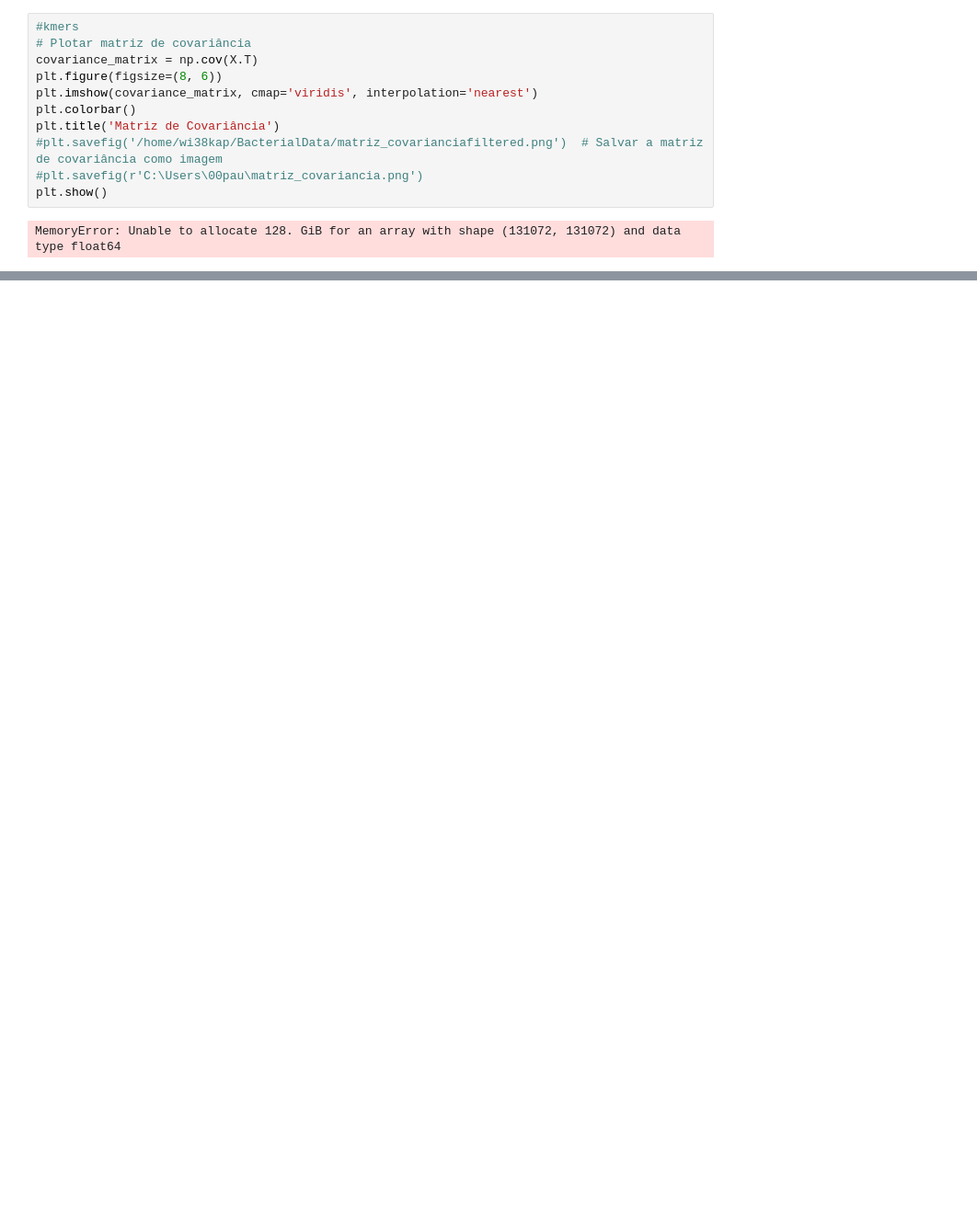
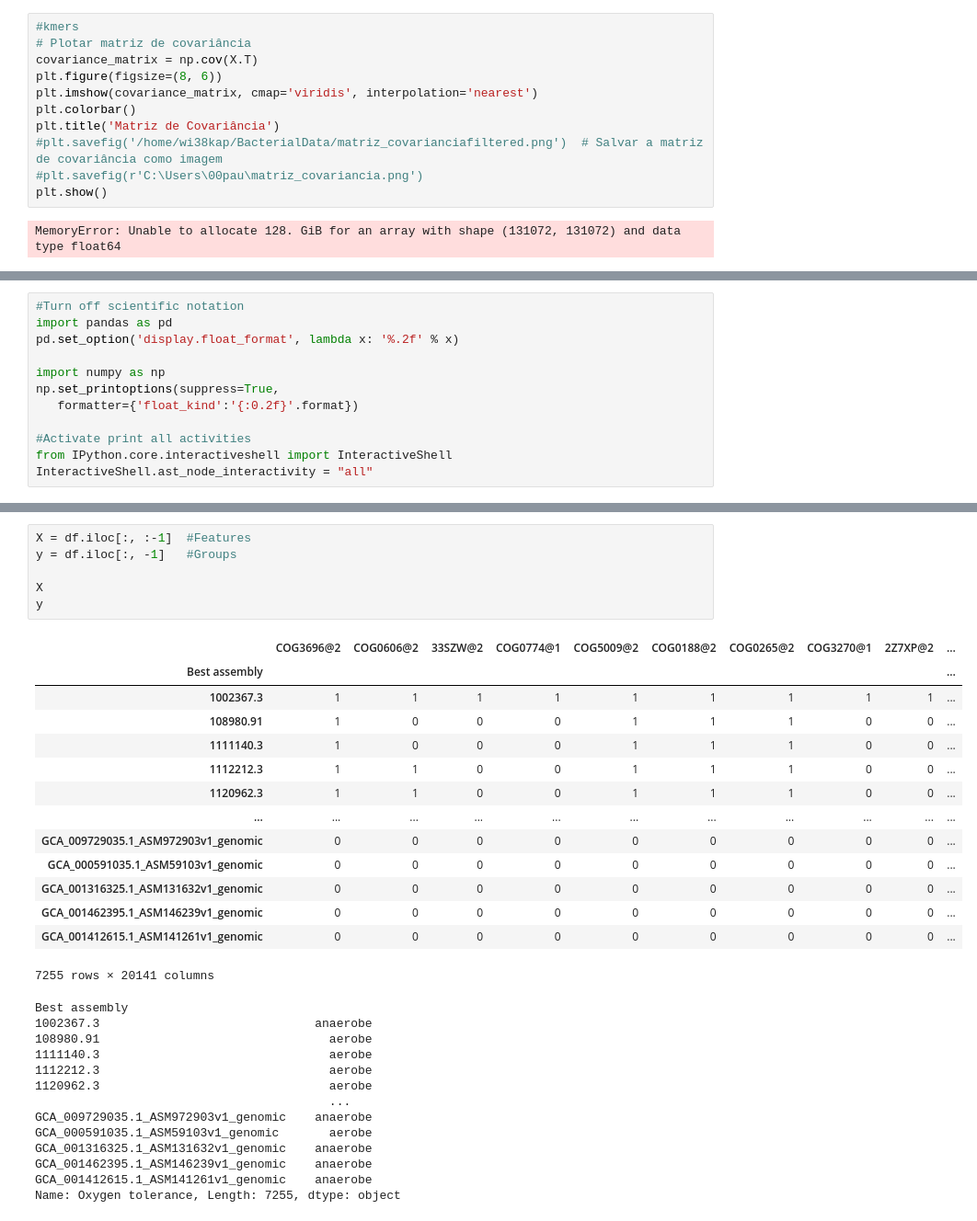
Before and after one commit to ProfHeydeFranca/BacterialData, a Jupyter notebook: oxygen/drop_na-Run_PCA.ipynb, the cells around one changed output, grey strips where cells are left out. Shown at 92% size. Saved outputs shown, nothing was run; the diff lists cells and outputs as text; blank space fills up the shorter version.

```diff
--- a/oxygen/drop_na-Run_PCA.ipynb
+++ b/oxygen/drop_na-Run_PCA.ipynb
@@ -391,0 +396,12 @@ MemoryError: Unable to allocate 128. GiB for an array with shape (131072, 131072
+# %%
+#Turn off scientific notation
+import pandas as pd
+pd.set_option('display.float_format', lambda x: '%.2f' % x)
+
+import numpy as np
+np.set_printoptions(suppress=True,
+   formatter={'float_kind':'{:0.2f}'.format})
+
+#Activate print all activities
+from IPython.core.interactiveshell import InteractiveShell
+InteractiveShell.ast_node_interactivity = "all"
@@ -391,0 +430,34 @@ MemoryError: Unable to allocate 128. GiB for an array with shape (131072, 131072
+# %%
+X = df.iloc[:, :-1]  #Features
+y = df.iloc[:, -1]   #Groups
+
+X
+y
+# %% [output]
+|  | COG3696@2 | COG0606@2 | 33SZW@2 | COG0774@1 | COG5009@2 | COG0188@2 | COG0265@2 | COG3270@1 | 2Z7XP@2 | ... |
+| Best assembly |  |  |  |  |  |  |  |  |  | ... |
+| 1002367.3 | 1 | 1 | 1 | 1 | 1 | 1 | 1 | 1 | 1 | ... |
+| 108980.91 | 1 | 0 | 0 | 0 | 1 | 1 | 1 | 0 | 0 | ... |
+| 1111140.3 | 1 | 0 | 0 | 0 | 1 | 1 | 1 | 0 | 0 | ... |
+| 1112212.3 | 1 | 1 | 0 | 0 | 1 | 1 | 1 | 0 | 0 | ... |
+| 1120962.3 | 1 | 1 | 0 | 0 | 1 | 1 | 1 | 0 | 0 | ... |
+| ... | ... | ... | ... | ... | ... | ... | ... | ... | ... | ... |
+| GCA_009729035.1_ASM972903v1_genomic | 0 | 0 | 0 | 0 | 0 | 0 | 0 | 0 | 0 | ... |
+| GCA_000591035.1_ASM59103v1_genomic | 0 | 0 | 0 | 0 | 0 | 0 | 0 | 0 | 0 | ... |
+| GCA_001316325.1_ASM131632v1_genomic | 0 | 0 | 0 | 0 | 0 | 0 | 0 | 0 | 0 | ... |
+| GCA_001462395.1_ASM146239v1_genomic | 0 | 0 | 0 | 0 | 0 | 0 | 0 | 0 | 0 | ... |
+| GCA_001412615.1_ASM141261v1_genomic | 0 | 0 | 0 | 0 | 0 | 0 | 0 | 0 | 0 | ... |
+7255 rows × 20141 columns
+Best assembly
+1002367.3                              anaerobe
+108980.91                                aerobe
+1111140.3                                aerobe
+1112212.3                                aerobe
+1120962.3                                aerobe
+                                         ...
+GCA_009729035.1_ASM972903v1_genomic    anaerobe
+GCA_000591035.1_ASM59103v1_genomic       aerobe
+GCA_001316325.1_ASM131632v1_genomic    anaerobe
+GCA_001462395.1_ASM146239v1_genomic    anaerobe
+GCA_001412615.1_ASM141261v1_genomic    anaerobe
+Name: Oxygen tolerance, Length: 7255, dtype: object
```
Also changed, not shown: parts of 5 cells of this notebook, 1 other file.
